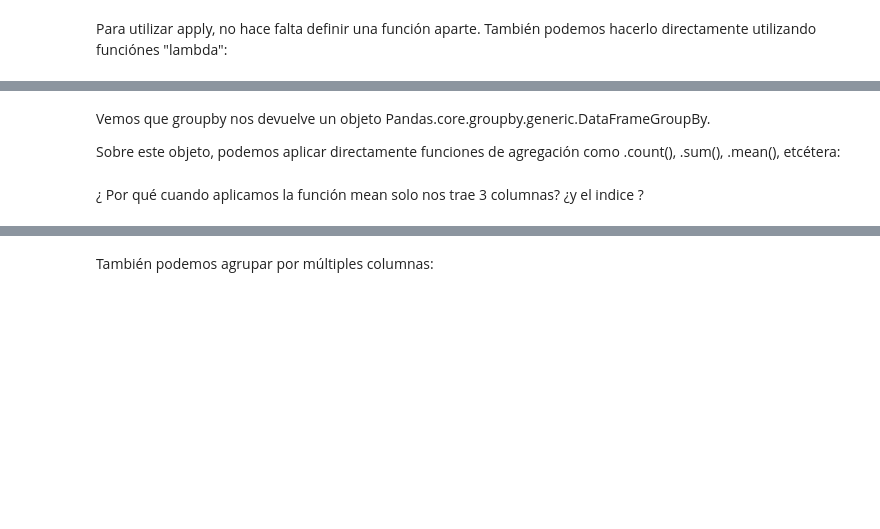
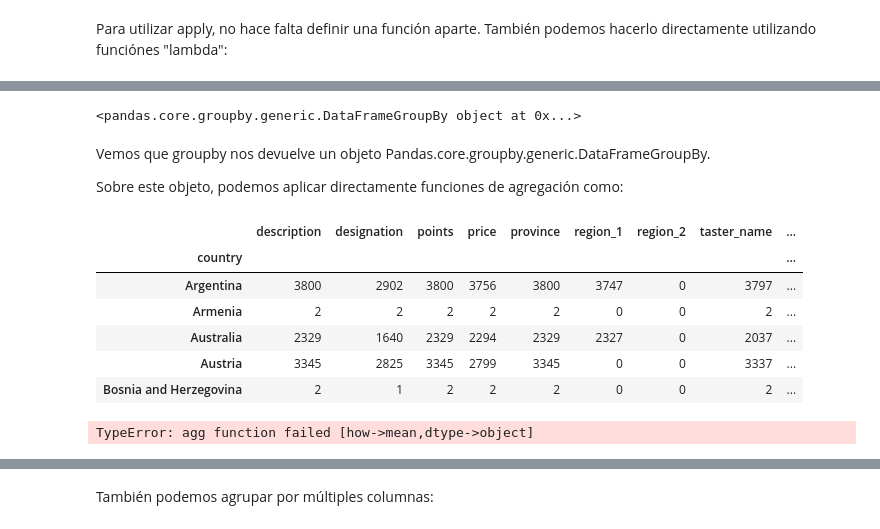
Before and after one commit to acanavire/CD_IA_test, a Jupyter notebook: Notebooks/2_Análisis_Exploratorio_de_Datos.ipynb, the cells around one changed output, grey strips where cells are left out. Cells and saved outputs as stored; diff of their text form; code cells hidden in the pictures; blank space fills up the shorter version.

```diff
--- a/Notebooks/2_Análisis_Exploratorio_de_Datos.ipynb
+++ b/Notebooks/2_Análisis_Exploratorio_de_Datos.ipynb
@@ -913,7 +1720,9 @@ Veamos ejemplos:
 # %%
-group_by_country = rev_vino_df.groupby('country')
-display(group_by_country)
+agrupado_por_country = rev_vino_df.groupby('country')
+agrupado_por_country
+# %% [output]
+<pandas.core.groupby.generic.DataFrameGroupBy object at 0x...>
 # %% [markdown]
 Vemos que groupby nos devuelve un objeto Pandas.core.groupby.generic.DataFrameGroupBy.
 
-Sobre este objeto, podemos aplicar directamente funciones de agregación como .count(), .sum(), .mean(), etcétera:
+Sobre este objeto, podemos aplicar directamente funciones de agregación como:
@@ -924,2 +1729,16 @@ group_by_country.mean().head()
-# %% [markdown]
-¿ Por qué cuando aplicamos la función mean solo nos trae 3 columnas? ¿y el indice ?
+# %%
+# Aplicar count, para cada grupo de categorias de la columna Country contar los valores no nulos asociados
+agrupado_por_country.count().head()
+# %% [output]
+|  | description | designation | points | price | province | region_1 | region_2 | taster_name | ... |
+| country |  |  |  |  |  |  |  |  | ... |
+| Argentina | 3800 | 2902 | 3800 | 3756 | 3800 | 3747 | 0 | 3797 | ... |
+| Armenia | 2 | 2 | 2 | 2 | 2 | 0 | 0 | 2 | ... |
+| Australia | 2329 | 1640 | 2329 | 2294 | 2329 | 2327 | 0 | 2037 | ... |
+| Austria | 3345 | 2825 | 3345 | 2799 | 3345 | 0 | 0 | 3337 | ... |
+| Bosnia and Herzegovina | 2 | 1 | 2 | 2 | 2 | 0 | 0 | 2 | ... |
+# %%
+# Aplicar mean. Esto funciona para variables númericas
+agrupado_por_country.mean().head()
+# %% [output]
+TypeError: agg function failed [how->mean,dtype->object]
```
Also changed, not shown: parts of 274 cells of this notebook.
